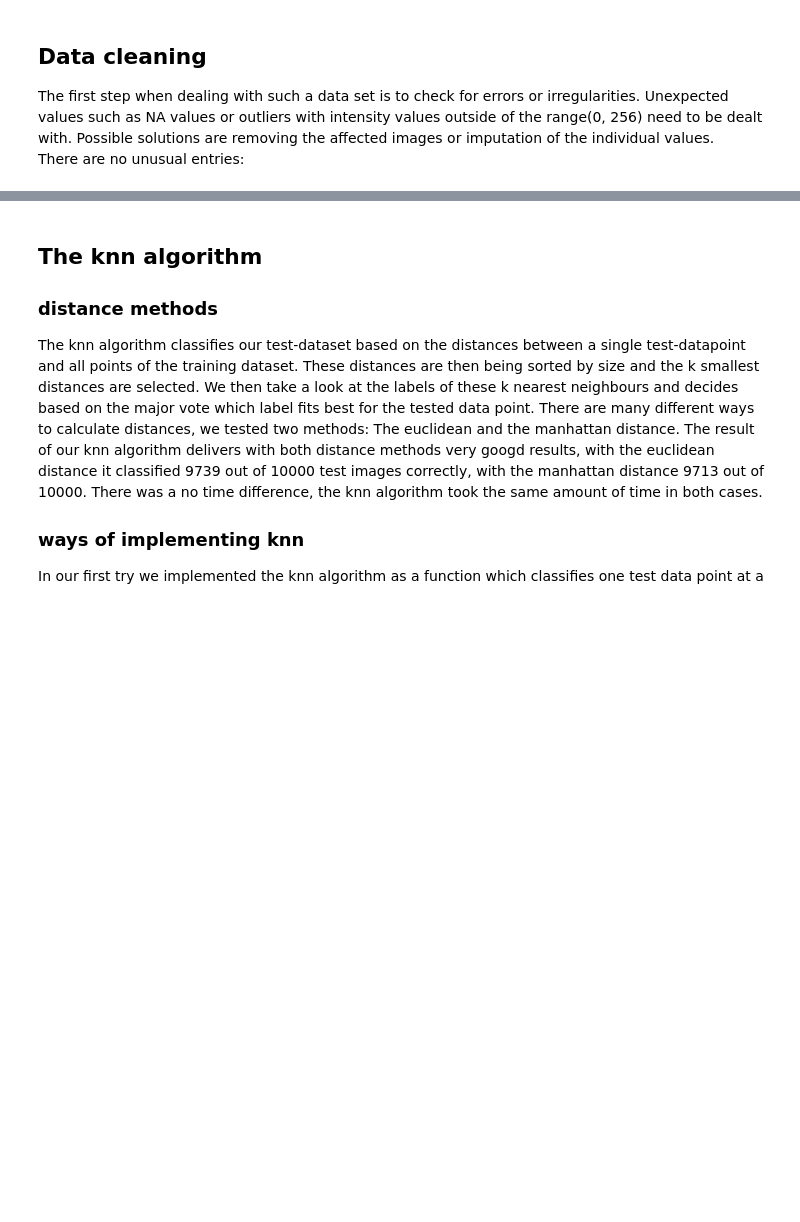
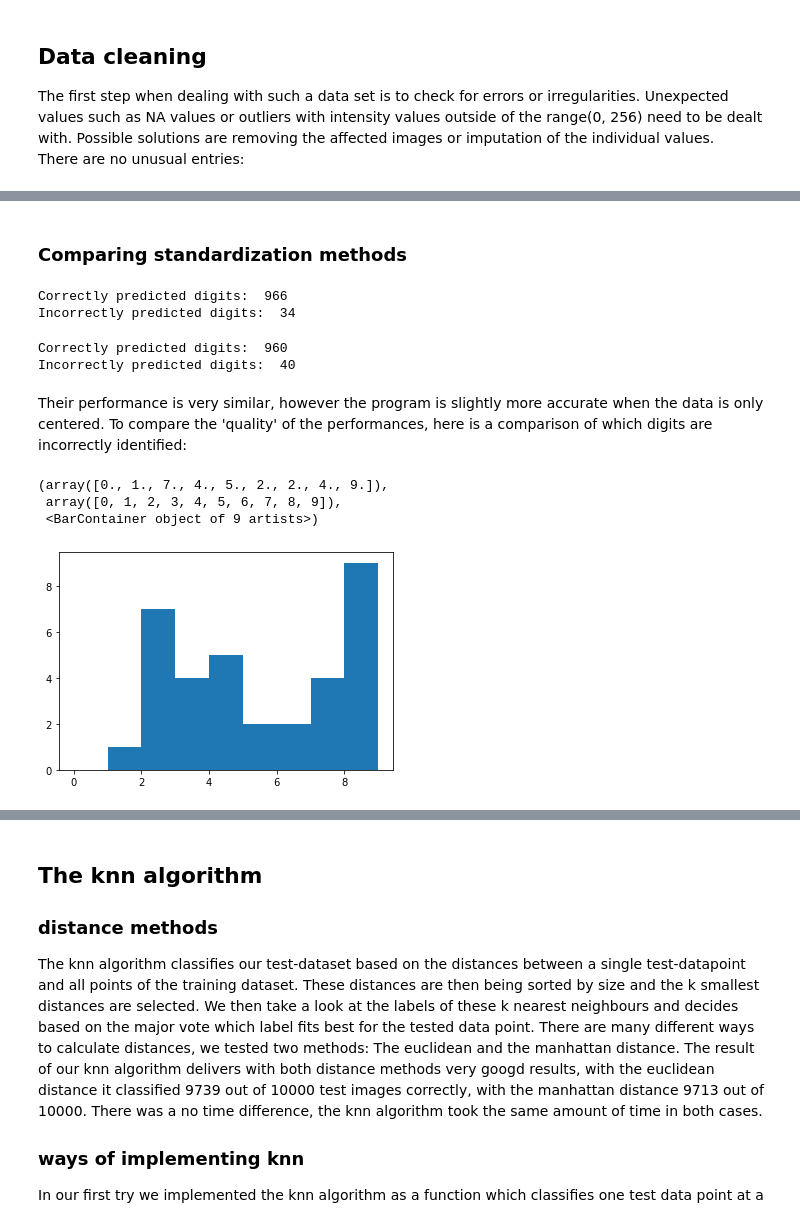
Before and after one commit to datascience-mobi/2021-topic-04-team-02, a Jupyter notebook: project report.ipynb, the cells around one changed output, grey strips where cells are left out. Saved outputs shown, nothing was run; the diff lists cells and outputs as text; code cells hidden in the pictures; blank space fills up the shorter version.

```diff
--- a/project report.ipynb
+++ b/project report.ipynb
@@ -71,0 +63,30 @@ PCA needs a correlation/ covariance function as an input.
+# %% [markdown]
+### Comparing standardization methods
+# %%
+# Centered data performance on final algorithm:
+false_assignments_centered, hit, miss = demo(1000, scale=False)
+
+print('Correctly predicted digits: ', hit)
+print('Incorrectly predicted digits: ', miss)
+# %% [output]
+Correctly predicted digits:  966
+Incorrectly predicted digits:  34
+# %%
+# Z-transformed data performance:
+false_assignments_z_transformed, hit, miss = demo(1000, scale=True)
+
+print('Correctly predicted digits: ', hit)
+print('Incorrectly predicted digits: ', miss)
+# %% [output]
+Correctly predicted digits:  960
+Incorrectly predicted digits:  40
+# %% [markdown]
+Their performance is very similar, however the program is slightly more accurate when the data is only centered. To compare the 'quality' of the performances, here is a comparison of which digits are incorrectly identified:
+# %%
+# Centered missed digits
+plt.hist(false_assignments_centered, bins= range(0,10))
+# %% [output]
+(array([0., 1., 7., 4., 5., 2., 2., 4., 9.]),
+ array([0, 1, 2, 3, 4, 5, 6, 7, 8, 9]),
+ <BarContainer object of 9 artists>)
+[figure, added]
```
Also changed, not shown: parts of 6 cells of this notebook, 5 other files.
